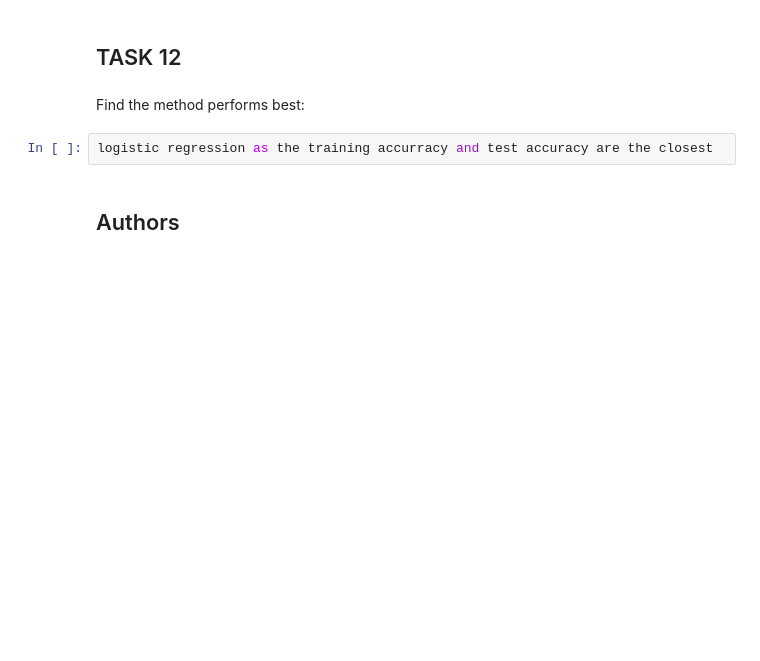
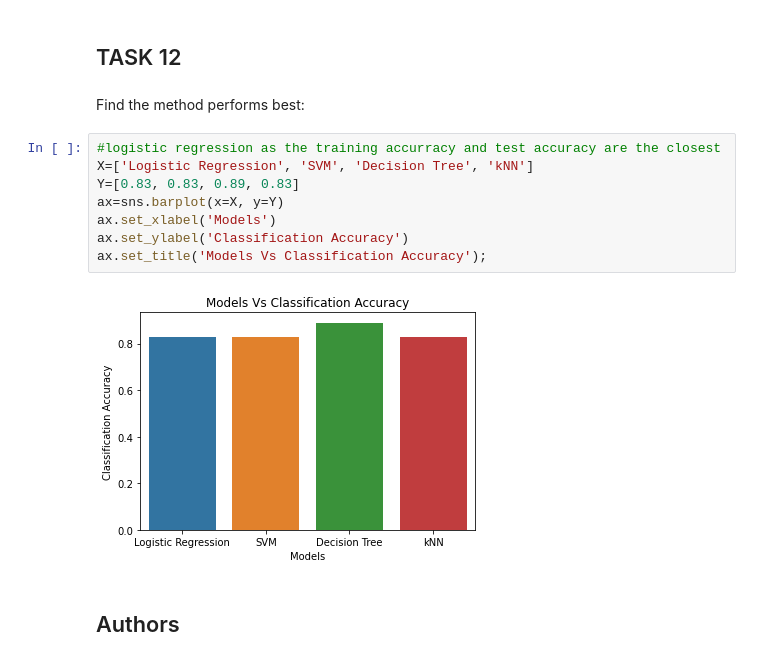
Before and after one commit to sanmis41/coursera, a Jupyter notebook: 8. Machine Learning Prediction.ipynb, the cells around one changed output. Cells and saved outputs as stored; diff of their text form; blank space fills up the shorter version.

```diff
--- a/8. Machine Learning Prediction.ipynb
+++ b/8. Machine Learning Prediction.ipynb
@@ -319,8 +319,16 @@ plot_confusion_matrix(Y_test,yhat)
 ## TASK  12
 # %% [markdown]
 Find the method performs best:
-# %%
-logistic regression as the training accurracy and test accuracy are the closest
+# %%
+#logistic regression as the training accurracy and test accuracy are the closest
+X=['Logistic Regression', 'SVM', 'Decision Tree', 'kNN']
+Y=[0.83, 0.83, 0.89, 0.83]
+ax=sns.barplot(x=X, y=Y)
+ax.set_xlabel('Models')
+ax.set_ylabel('Classification Accuracy')
+ax.set_title('Models Vs Classification Accuracy');
+# %% [output]
+[figure, added]
 # %% [markdown]
 ## Authors
 # %% [markdown]
```
Also changed, not shown: parts of 3 cells of this notebook.
